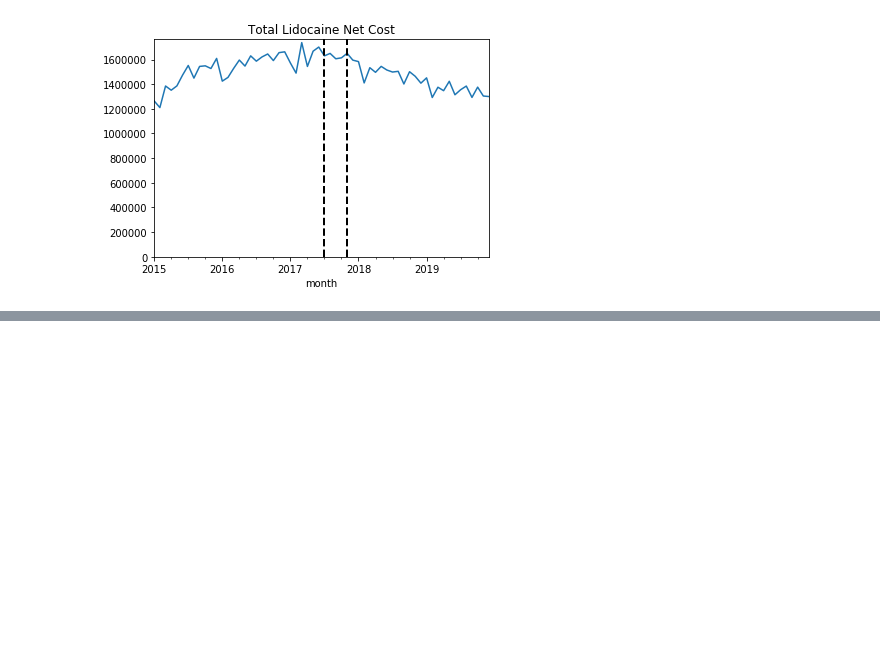
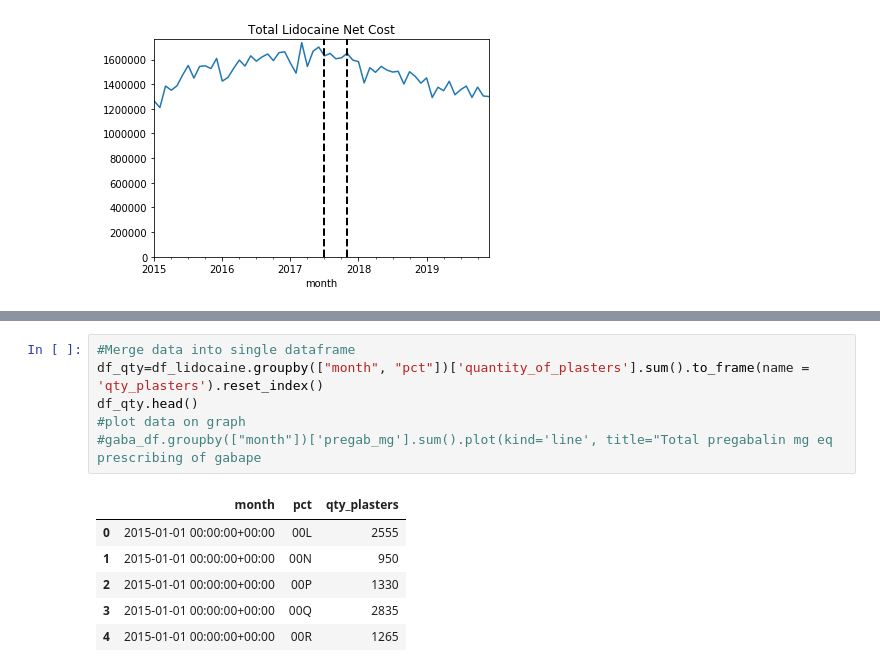
Before and after one commit to ebmdatalab/lidocaine-eng-ire, a Jupyter notebook: notebooks/English notebook.ipynb, the cells around one changed output, grey strips where cells are left out. Saved outputs shown, nothing was run; the diff lists cells and outputs as text; blank space fills up the shorter version.

```diff
--- a/notebooks/English notebook.ipynb
+++ b/notebooks/English notebook.ipynb
@@ -94,0 +109,13 @@ plt.ylim(0, )
+# %%
+#Merge data into single dataframe
+df_qty=df_lidocaine.groupby(["month", "pct"])['quantity_of_plasters'].sum().to_frame(name = 'qty_plasters').reset_index()
+df_qty.head()
+#plot data on graph
+#gaba_df.groupby(["month"])['pregab_mg'].sum().plot(kind='line', title="Total pregabalin mg eq prescribing of gabape
+# %% [output]
+|  | month | pct | qty_plasters |
+| 0 | 2015-01-01 00:00:00+00:00 | 00L | 2555 |
+| 1 | 2015-01-01 00:00:00+00:00 | 00N | 950 |
+| 2 | 2015-01-01 00:00:00+00:00 | 00P | 1330 |
+| 3 | 2015-01-01 00:00:00+00:00 | 00Q | 2835 |
+| 4 | 2015-01-01 00:00:00+00:00 | 00R | 1265 |
```
Also changed, not shown: parts of 5 cells of this notebook, 3 other files.
